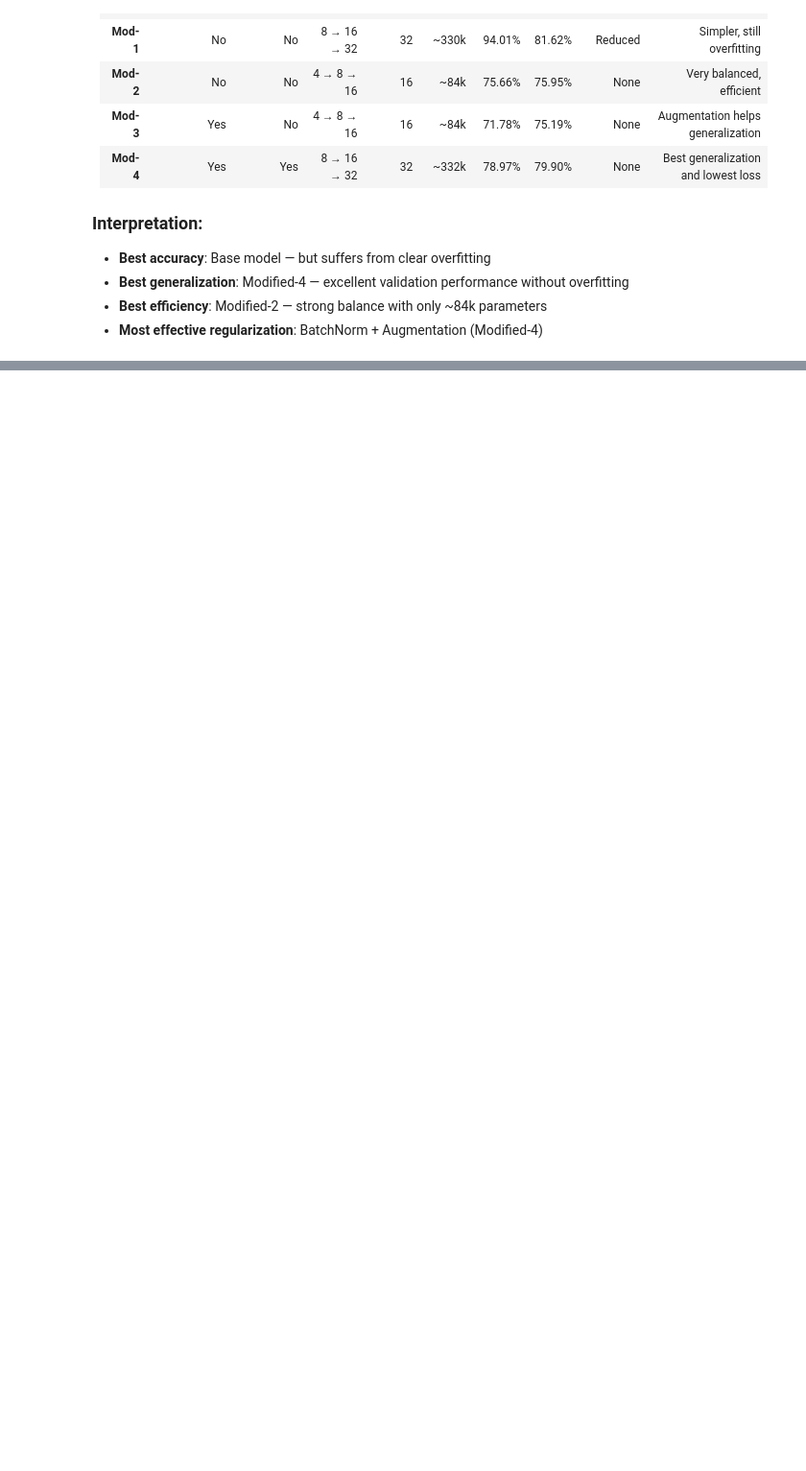
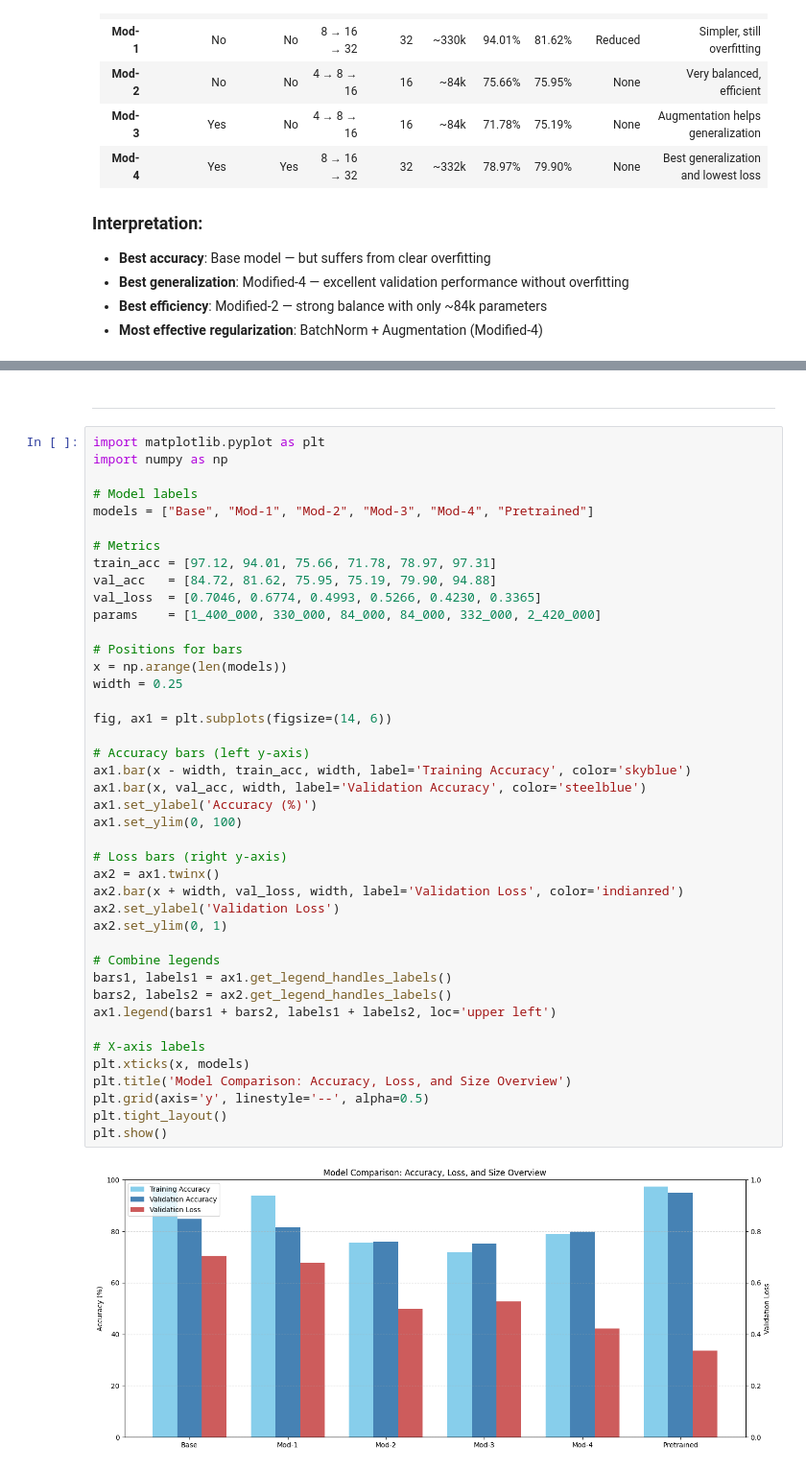
Before and after one commit to julien-jungo/fhcw-aie, a Jupyter notebook: cnn-not-pretrained-modified-overall-comparison.ipynb, the cells around one changed output, grey strips where cells are left out. Shown: that part at 96% size. Cells and saved outputs as stored; diff of their text form; blank space fills up the shorter version.

Commit message:
added pre-trained model to overall comparison and added visual graphs;

```diff
--- a/cnn-not-pretrained-modified-overall-comparison.ipynb
+++ b/cnn-not-pretrained-modified-overall-comparison.ipynb
@@ -16,0 +52,46 @@
+# %% [markdown]
+---
+# %%
+import matplotlib.pyplot as plt
+import numpy as np
+
+# Model labels
+models = ["Base", "Mod-1", "Mod-2", "Mod-3", "Mod-4", "Pretrained"]
+
+# Metrics
+train_acc = [97.12, 94.01, 75.66, 71.78, 78.97, 97.31]
+val_acc   = [84.72, 81.62, 75.95, 75.19, 79.90, 94.88]
+val_loss  = [0.7046, 0.6774, 0.4993, 0.5266, 0.4230, 0.3365]
+params    = [1_400_000, 330_000, 84_000, 84_000, 332_000, 2_420_000]
+
+# Positions for bars
+x = np.arange(len(models))
+width = 0.25
+
+fig, ax1 = plt.subplots(figsize=(14, 6))
+
+# Accuracy bars (left y-axis)
+ax1.bar(x - width, train_acc, width, label='Training Accuracy', color='skyblue')
+ax1.bar(x, val_acc, width, label='Validation Accuracy', color='steelblue')
+ax1.set_ylabel('Accuracy (%)')
+ax1.set_ylim(0, 100)
+
+# Loss bars (right y-axis)
+ax2 = ax1.twinx()
+ax2.bar(x + width, val_loss, width, label='Validation Loss', color='indianred')
+ax2.set_ylabel('Validation Loss')
+ax2.set_ylim(0, 1)
+
+# Combine legends
+bars1, labels1 = ax1.get_legend_handles_labels()
+bars2, labels2 = ax2.get_legend_handles_labels()
+ax1.legend(bars1 + bars2, labels1 + labels2, loc='upper left')
+
+# X-axis labels
+plt.xticks(x, models)
+plt.title('Model Comparison: Accuracy, Loss, and Size Overview')
+plt.grid(axis='y', linestyle='--', alpha=0.5)
+plt.tight_layout()
+plt.show()
+# %% [output]
+[figure, added]
```
Also changed, not shown: parts of 6 cells of this notebook.
